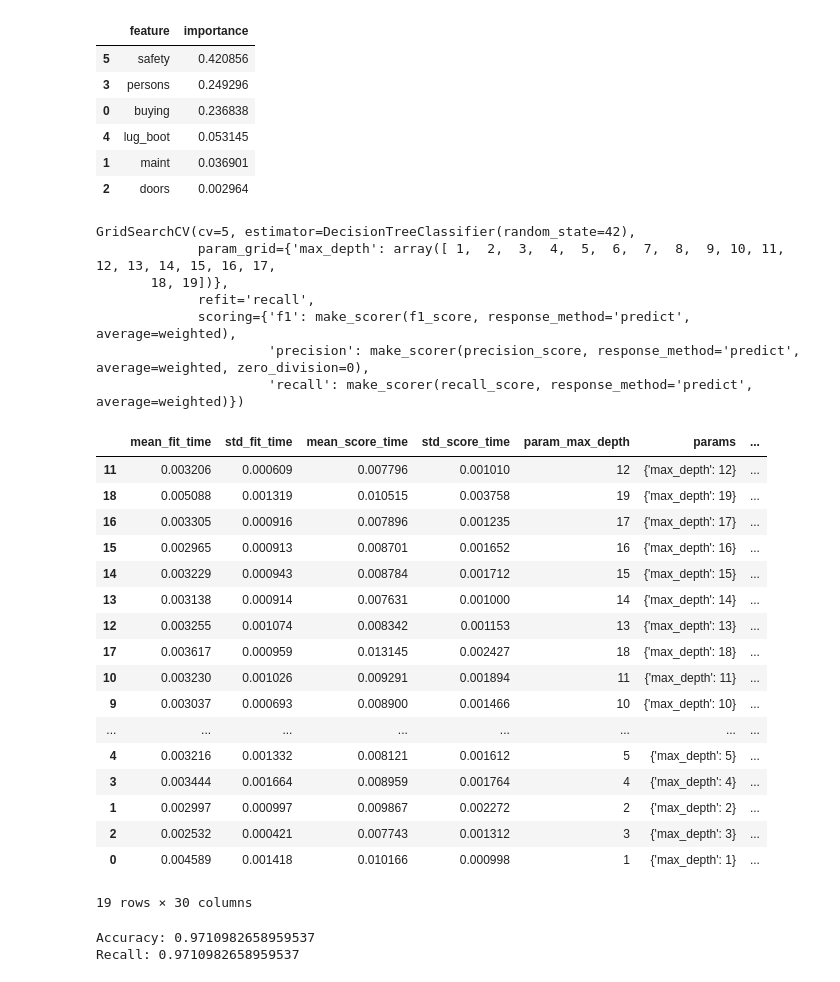
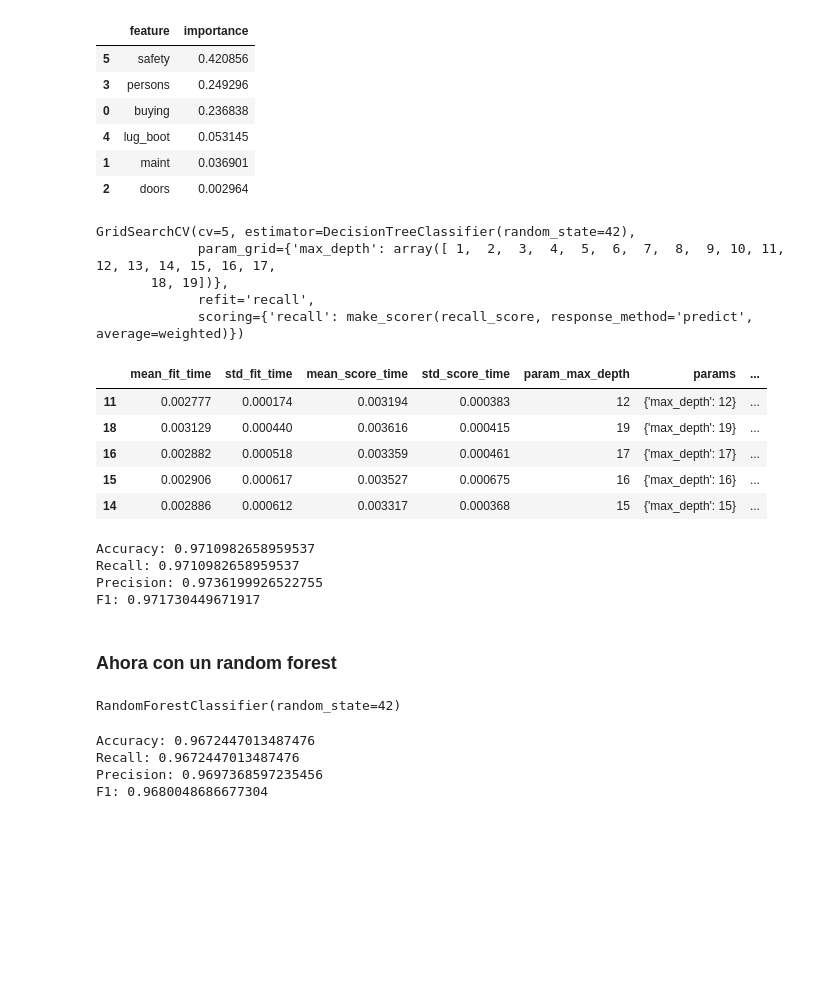
Before and after one commit to santortiz/ml-overview, a Jupyter notebook: notebooks/decision_trees/car_decision_tree.ipynb, the cells around one changed output. Drawn from its saved outputs; the diff is of its cells as text; code cells hidden in the pictures; blank space fills up the shorter version.

```diff
--- a/notebooks/decision_trees/car_decision_tree.ipynb
+++ b/notebooks/decision_trees/car_decision_tree.ipynb
@@ -148,8 +148,6 @@ grid = GridSearchCV(
     estimator=DecisionTreeClassifier(random_state=42),
     param_grid=param_grid,
     scoring={
-        "precision": make_scorer(precision_score, average="weighted", zero_division=0),
-        "f1": make_scorer(f1_score, average="weighted"),
         "recall": make_scorer(recall_score, average="weighted")
     },
     refit="recall",
@@ -162,30 +160,16 @@ GridSearchCV(cv=5, estimator=DecisionTreeClassifier(random_state=42),
              param_grid={'max_depth': array([ 1,  2,  3,  4,  5,  6,  7,  8,  9, 10, 11, 12, 13, 14, 15, 16, 17,
        18, 19])},
              refit='recall',
-             scoring={'f1': make_scorer(f1_score, response_method='predict', average=weighted),
-                      'precision': make_scorer(precision_score, response_method='predict', average=weighted, zero_division=0),
-                      'recall': make_scorer(recall_score, response_method='predict', average=weighted)})
+             scoring={'recall': make_scorer(recall_score, response_method='predict', average=weighted)})
 # %%
-pd.DataFrame(grid.cv_results_).sort_values("rank_test_recall")
+pd.DataFrame(grid.cv_results_).sort_values("rank_test_recall").head(5)
 # %% [output]
 |  | mean_fit_time | std_fit_time | mean_score_time | std_score_time | param_max_depth | params | ... |
-| 11 | 0.003206 | 0.000609 | 0.007796 | 0.001010 | 12 | {'max_depth': 12} | ... |
-| 18 | 0.005088 | 0.001319 | 0.010515 | 0.003758 | 19 | {'max_depth': 19} | ... |
-| 16 | 0.003305 | 0.000916 | 0.007896 | 0.001235 | 17 | {'max_depth': 17} | ... |
-| 15 | 0.002965 | 0.000913 | 0.008701 | 0.001652 | 16 | {'max_depth': 16} | ... |
-| 14 | 0.003229 | 0.000943 | 0.008784 | 0.001712 | 15 | {'max_depth': 15} | ... |
-| 13 | 0.003138 | 0.000914 | 0.007631 | 0.001000 | 14 | {'max_depth': 14} | ... |
-| 12 | 0.003255 | 0.001074 | 0.008342 | 0.001153 | 13 | {'max_depth': 13} | ... |
-| 17 | 0.003617 | 0.000959 | 0.013145 | 0.002427 | 18 | {'max_depth': 18} | ... |
-| 10 | 0.003230 | 0.001026 | 0.009291 | 0.001894 | 11 | {'max_depth': 11} | ... |
-| 9 | 0.003037 | 0.000693 | 0.008900 | 0.001466 | 10 | {'max_depth': 10} | ... |
-| ... | ... | ... | ... | ... | ... | ... | ... |
-| 4 | 0.003216 | 0.001332 | 0.008121 | 0.001612 | 5 | {'max_depth': 5} | ... |
-| 3 | 0.003444 | 0.001664 | 0.008959 | 0.001764 | 4 | {'max_depth': 4} | ... |
-| 1 | 0.002997 | 0.000997 | 0.009867 | 0.002272 | 2 | {'max_depth': 2} | ... |
-| 2 | 0.002532 | 0.000421 | 0.007743 | 0.001312 | 3 | {'max_depth': 3} | ... |
-| 0 | 0.004589 | 0.001418 | 0.010166 | 0.000998 | 1 | {'max_depth': 1} | ... |
+| 11 | 0.002777 | 0.000174 | 0.003194 | 0.000383 | 12 | {'max_depth': 12} | ... |
+| 18 | 0.003129 | 0.000440 | 0.003616 | 0.000415 | 19 | {'max_depth': 19} | ... |
+| 16 | 0.002882 | 0.000518 | 0.003359 | 0.000461 | 17 | {'max_depth': 17} | ... |
+| 15 | 0.002906 | 0.000617 | 0.003527 | 0.000675 | 16 | {'max_depth': 16} | ... |
+| 14 | 0.002886 | 0.000612 | 0.003317 | 0.000368 | 15 | {'max_depth': 15} | ... |
-19 rows × 30 columns
 # %%
 best_model = grid.best_estimator_
 
@@ -193,6 +177,35 @@ y_pred = best_model.predict(X_test)
 
 print(f"Accuracy: {accuracy_score(y_test, y_pred)}")
 print(f"Recall: {recall_score(y_test, y_pred, average='weighted')}")
+print(f"Precision: {precision_score(y_test, y_pred, average='weighted')}")
+print(f"F1: {f1_score(y_test, y_pred, average='weighted')}")
 # %% [output]
 Accuracy: 0.9710982658959537
 Recall: 0.9710982658959537
+Precision: 0.9736199926522755
+F1: 0.971730449671917
+# %% [markdown]
+### Ahora con un random forest
+# %%
+from sklearn.ensemble import RandomForestClassifier
+
+random_forest = RandomForestClassifier(
+    n_estimators=100,
+    random_state=42
+)
+
+random_forest.fit(X_train, y_train)
+# %% [output]
+RandomForestClassifier(random_state=42)
+# %%
+y_pred_rf = random_forest.predict(X_test)
+
+print(f"Accuracy: {accuracy_score(y_test, y_pred_rf)}")
+print(f"Recall: {recall_score(y_test, y_pred_rf, average='weighted')}")
+print(f"Precision: {precision_score(y_test, y_pred_rf, average='weighted')}")
+print(f"F1: {f1_score(y_test, y_pred_rf, average='weighted')}")
+# %% [output]
+Accuracy: 0.9672447013487476
+Recall: 0.9672447013487476
+Precision: 0.9697368597235456
+F1: 0.9680048686677304
```
Also changed, not shown: 1 other file.
